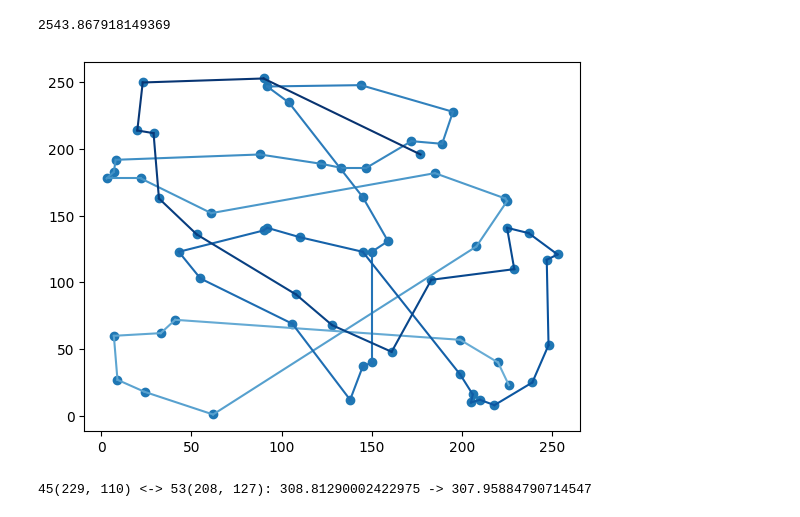
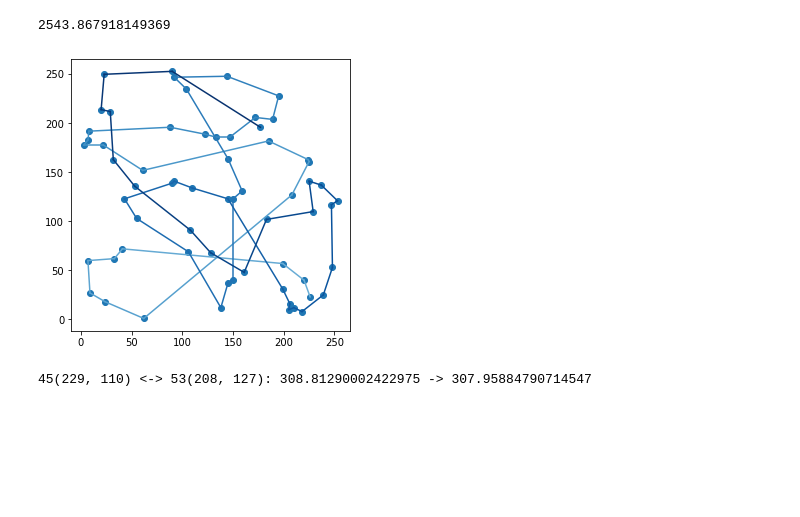
Before and after one commit to SugarDragon5/EEIC-FPGA-EXP, a Jupyter notebook: CPU_Solver/tsp_checker.ipynb, the cells around one changed output. Cells and saved outputs as stored; diff of their text form; code cells hidden in the pictures; blank space fills up the shorter version.

```diff
--- a/CPU_Solver/tsp_checker.ipynb
+++ b/CPU_Solver/tsp_checker.ipynb
@@ -33,14 +33,14 @@ plt.show()
 # %%
 dist=sum([distance(xs[path[i]],ys[path[i]],xs[path[i+1]],ys[path[i+1]]) for i in range(len(path)-1)])
 print(dist)
-plt.clf()
+fig=plt.figure(figsize=(5,5))
 plt.scatter(xs,ys)
 for i in range(len(path)-1):
     plt.plot([xs[path[i]],xs[path[i+1]]],[ys[path[i]],ys[path[i+1]]],color=cm.Blues(i/len(path)/2+0.5))
-plt.show()
+fig.show()
 # %% [output]
 2543.867918149369
-[figure, old version]
+[figure, new version]
 # %%
 for i in range(1,len(path)-1):
     for j in range(1,i-1):
```
Also changed, not shown: parts of 1 cell of this notebook, 4 other files.
